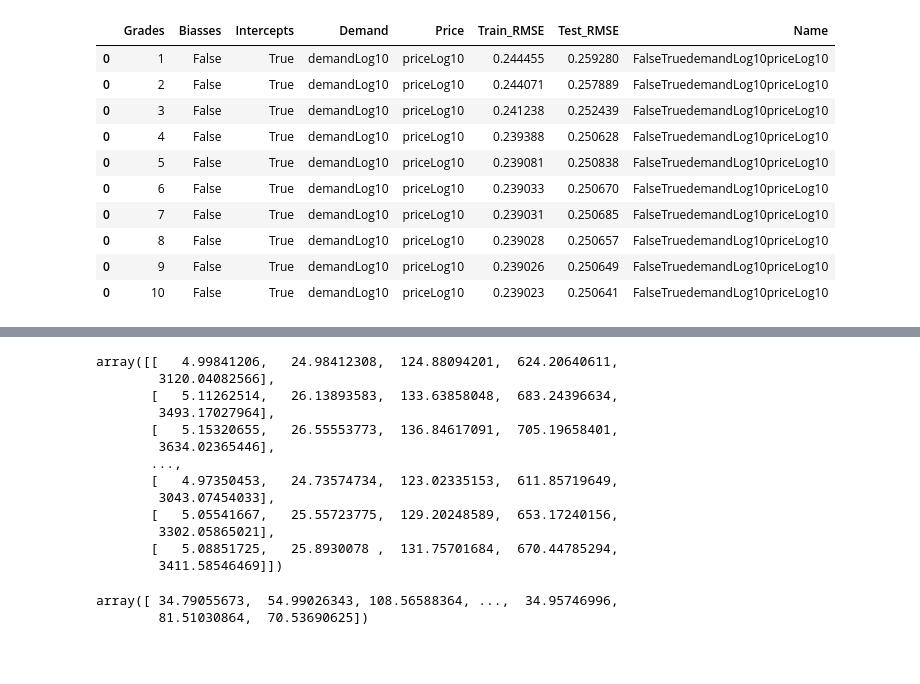
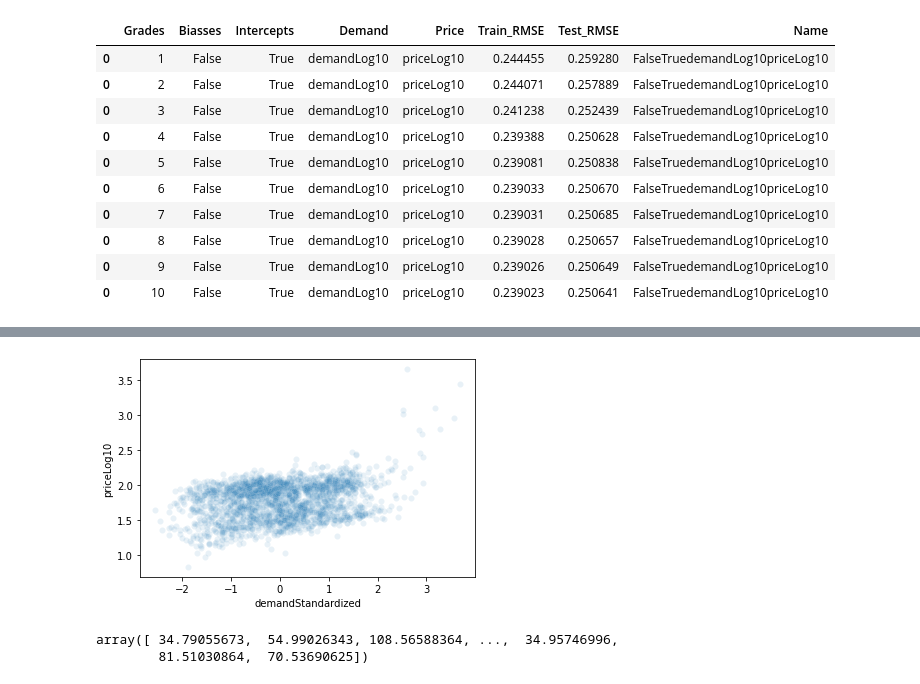
Before and after one commit to shlondon/ElectricityMarket-DataCamp, a Jupyter notebook: ElectricityMarket.ipynb, the cells around one changed output, grey strips where cells are left out. Saved outputs shown, nothing was run; the diff lists cells and outputs as text; code cells hidden in the pictures; blank space fills up the shorter version.

Commit message:
It is created the plot with variable of the winner model, it is used all observations

```diff
--- a/ElectricityMarket.ipynb
+++ b/ElectricityMarket.ipynb
@@ -517,7 +413,0 @@ ax.plot(df.demandStandardized, predictions)
-# %%
-# Plot scatter plot for both variables
-import numpy as np
-df['demandLog10'] = df.demand.apply(lambda x: np.log10(x))
-df['priceLog10'] = df.price.apply(lambda x: np.log10(x))
-sns.scatterplot(data=df, x="demandLog10", y="priceLog10", alpha=0.3)
-plt.show()
@@ -526,23 +414,22 @@ plt.show()
-# %%
-# Crete new variables with different grades of demandLog10 variable
-from sklearn.preprocessing import PolynomialFeatures
-polyfeatures = PolynomialFeatures(degree=5, include_bias=False)
-X_demand = polyfeatures.fit_transform(np.array(df.demandLog10).reshape(-1, 1))
-X_demand
-# %% [output]
-array([[   4.99841206,   24.98412308,  124.88094201,  624.20640611,
-        3120.04082566],
-       [   5.11262514,   26.13893583,  133.63858048,  683.24396634,
-        3493.17027964],
-       [   5.15320655,   26.55553773,  136.84617091,  705.19658401,
-        3634.02365446],
-       ...,
-       [   4.97350453,   24.73574734,  123.02335153,  611.85719649,
-        3043.07454033],
-       [   5.05541667,   25.55723775,  129.20248589,  653.17240156,
-        3302.05865021],
-       [   5.08851725,   25.8930078 ,  131.75701684,  670.44785294,
-        3411.58546469]])
+# %%
+# Standardize demand and price
+standardizer = StandardScaler()
+df['demandStandardized'] = standardizer.fit_transform(df.demand.values.reshape(-1,1))
+df['priceStandardized'] = standardizer.fit_transform(df.price.values.reshape(-1,1))
+df['demandStandardized'] = standardizer.fit_transform(df.demand.values.reshape(-1,1))
+df['priceStandardized'] = standardizer.fit_transform(df.price.values.reshape(-1,1))
+
+# Apply logarithm to the demand variable
+df['demandLog10'] = np.log10(df.demand)
+df['priceLog10'] = np.log10(df.price)
+df['demandLog10'] = np.log10(df.demand)
+df['priceLog10'] = np.log10(df.price)
+# %%
+# Plot scatter plot for variables of winner model
+sns.scatterplot(data=df, x="demandStandardized", y="priceLog10", alpha=0.1)
+plt.show()
+# %% [output]
+[figure, added]
 # %%
 # Third fit polinomial model
 from sklearn.linear_model import LinearRegression
```
Also changed, not shown: parts of 8 cells of this notebook.
